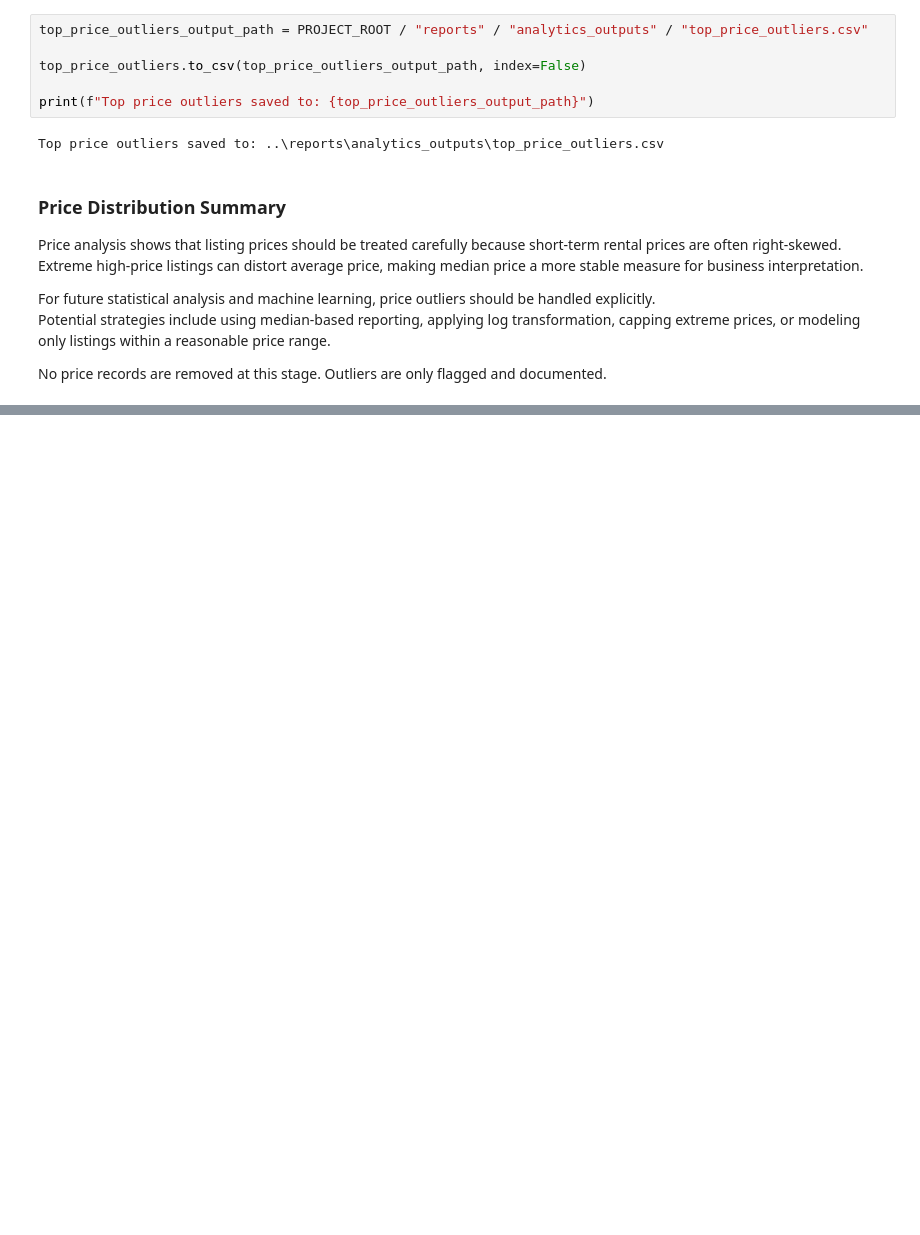
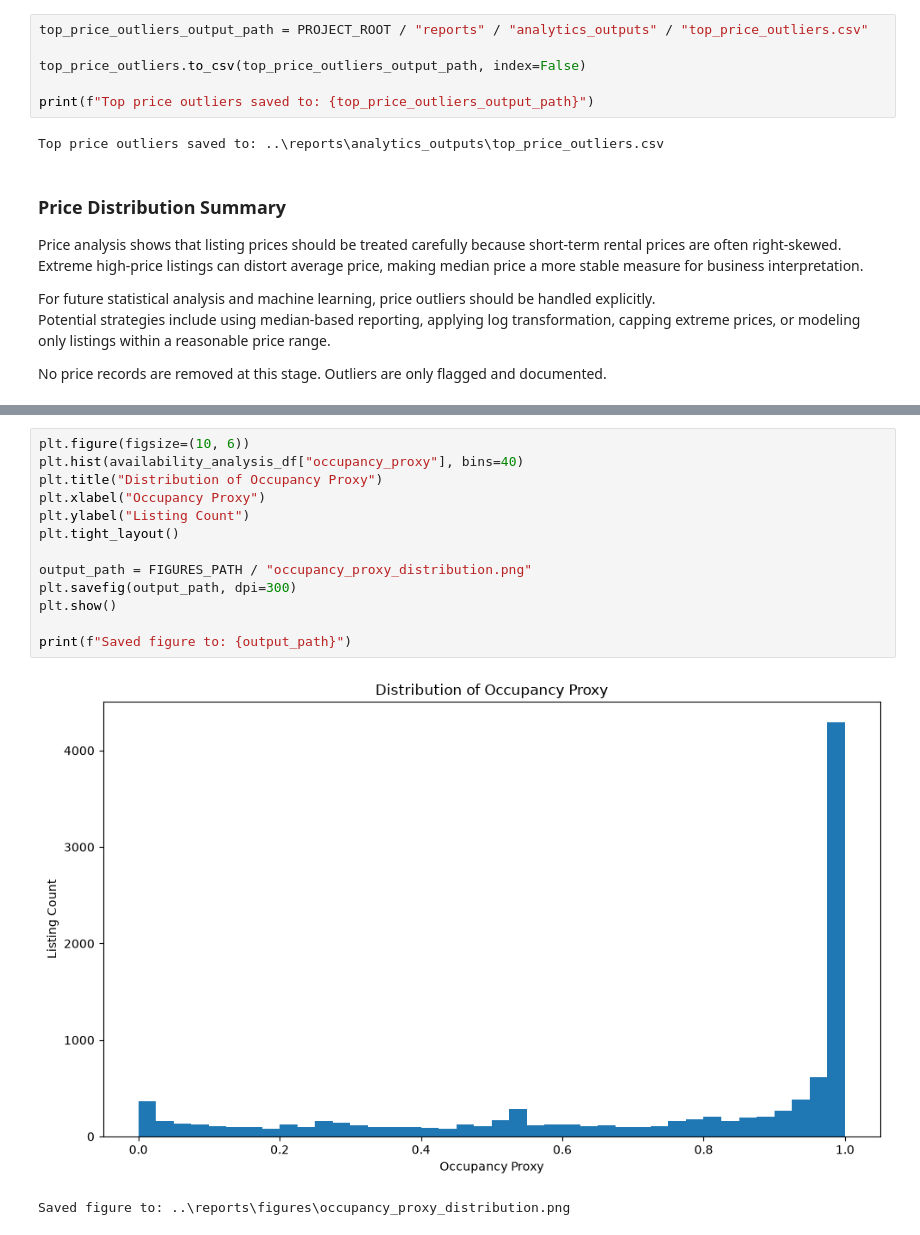
Before and after one commit to Tnadeeja/Inside-Airbnb-Market-Intelligence-Platform-Data-Engineering-Analytics-AI, a Jupyter notebook: notebooks/03_eda_business_analysis.ipynb, the cells around one changed output, grey strips where cells are left out. Cells and saved outputs as stored; diff of their text form; blank space fills up the shorter version.

```diff
--- a/notebooks/03_eda_business_analysis.ipynb
+++ b/notebooks/03_eda_business_analysis.ipynb
@@ -940,0 +1011,16 @@ No price records are removed at this stage. Outliers are only flagged and docume
+# %%
+plt.figure(figsize=(10, 6))
+plt.hist(availability_analysis_df["occupancy_proxy"], bins=40)
+plt.title("Distribution of Occupancy Proxy")
+plt.xlabel("Occupancy Proxy")
+plt.ylabel("Listing Count")
+plt.tight_layout()
+
+output_path = FIGURES_PATH / "occupancy_proxy_distribution.png"
+plt.savefig(output_path, dpi=300)
+plt.show()
+
+print(f"Saved figure to: {output_path}")
+# %% [output]
+[figure, added]
+Saved figure to: ..\reports\figures\occupancy_proxy_distribution.png
```
Also changed, not shown: parts of 15 cells of this notebook, 7 other files.
